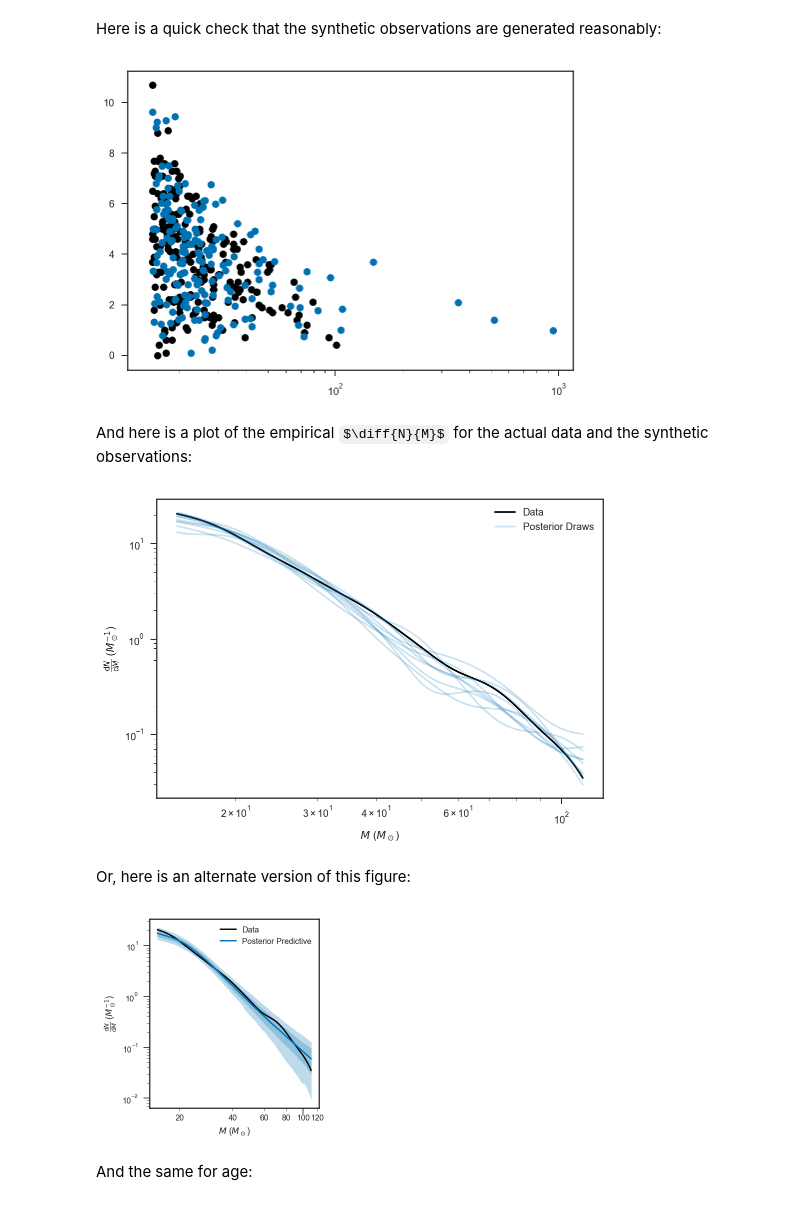
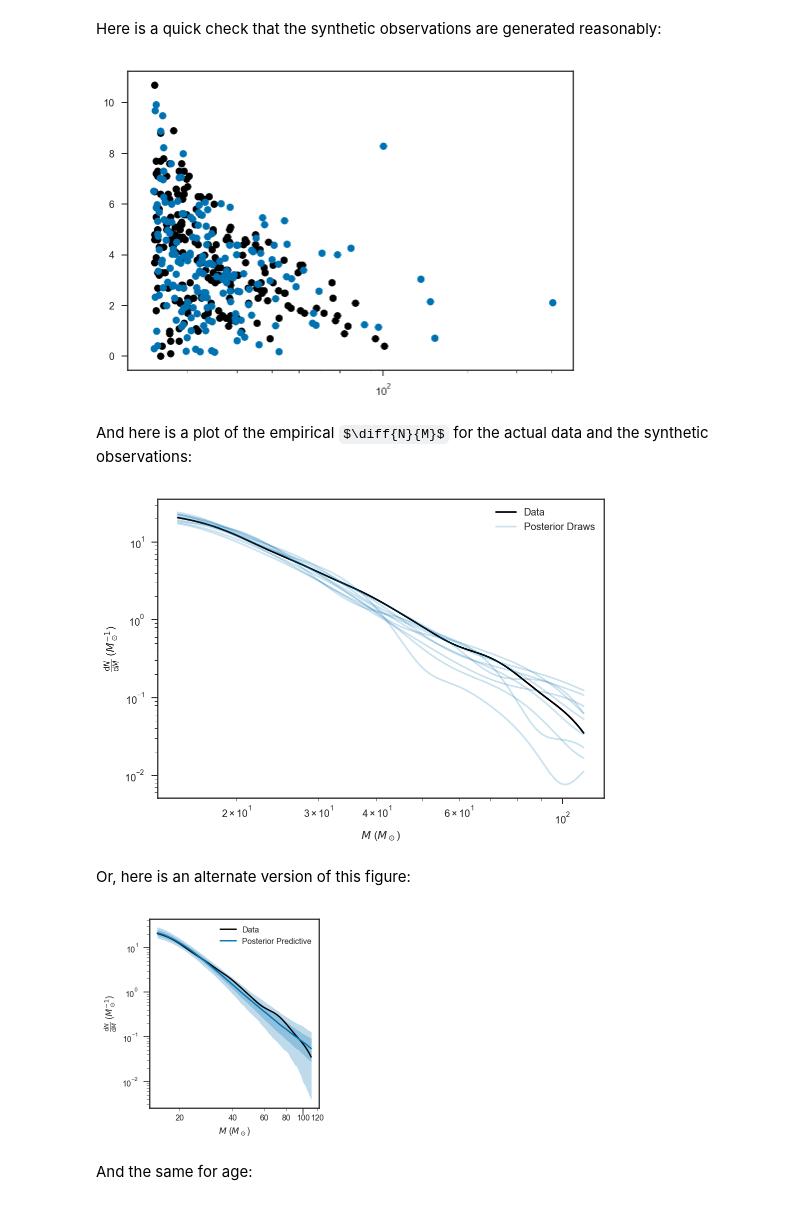
Before and after one commit to farr/30DorIMF, a Jupyter notebook: IMF.ipynb, the cells around one changed output. Saved outputs shown, nothing was run; the diff lists cells and outputs as text; code cells hidden in the pictures; some formulas as TeX source.

Commit message:
Updated to explicit cut on observed mass.

```diff
--- a/IMF.ipynb
+++ b/IMF.ipynb
@@ -245,11 +257,7 @@ INFO:pystan:COMPILING THE C++ CODE FOR MODEL anon_model_93eff1dec1adb36621cd833a
 # %% [markdown]
 We only consider systems that have formed in the last $25 \, \Myr$, and select systems above $15 \, \MSun$ (mass at which the survey becomes complete) in their quoted (MAP?) mass.
 # %%
-MMin = 10.0
-MComplete = 15.0
-
+MCut = 15.0
 tMax = 25.0
 
-sel = stellar_parameters['Mini'] > MComplete
-
-nu_default = 100 # Very close to a Gaussian with 100 DOF.
+sel = stellar_parameters['Mini'] > MCut
@@ -300,2 +319,2 @@ When unpickling the StanModel must be unpickled first.
 # %%
-_, fit, _ = load_fit('sampling.pkl.bz2')
+_, fit, chain = load_fit('sampling.pkl.bz2')
@@ -395,18 +381,20 @@ def draw_systems(fit, chain):
 
     i = randint(chain['L'].shape[0])
     L = chain['L'][i]
+    fobs = chain['fobs'][i]
     alpha = chain['alpha'][i]
     mu = chain['mu_t'][i]
     sigma = chain['sigma_t'][i]
 
-    N = random.poisson(L)
+    # The distribution is normalised to MCut in the code, but masses can actually be M > MMin
+    N = random.poisson(L*d['MMin']**(1-alpha)/d['MCut']**(1-alpha))
     ts = mu + sigma*randn(N)
     while any(ts<0) or any(ts>d['tmax']):
         ts[ts<0] = mu + sigma*randn(count_nonzero(ts<0))
         ts[ts>d['tmax']] = mu + sigma*randn(count_nonzero(ts>d['tmax']))
     ms = d['MMin']*(1-random.uniform(size=N))**(1.0/(1.0-alpha))
 
-    # Cut down to observed objects
+    # Cut down to main sequence objects
     ms, ts = zip(*[(m,t) for m,t in zip(ms,ts) if t < lifetime(m, c_lifetime)])
 
     # Now get observational errors
@@ -416,23 +404,28 @@ def draw_systems(fit, chain):
     dts_out = []
 
     for m,t in zip(ms, ts):
-        sigma_logm = d['sigma_logM'][argmin(abs(d['log_Mobs']-m))]
-        sigma_t = d['sigma_age'][argmin(abs(d['ageobs']-t))]
+        sigma_logm = random.choice(d['sigma_logM'])
+        sigma_t = random.choice(d['sigma_age'])
 
         dms_out.append(sigma_logm)
         dts_out.append(sigma_t)
 
-        mo = -1.0
-        while mo < d['MMin']:
-            mo = exp(ss.t.rvs(d['nu'], loc=log(m), scale=sigma_logm))
+        mo = exp(ss.norm.rvs(loc=log(m), scale=sigma_logm))
         ms_out.append(mo)
 
         to = -1.0
         while to < 0:
-            to = ss.t.rvs(d['nu'], loc=t, scale=sigma_t)
+            to = ss.norm.rvs(loc=t, scale=sigma_t)
         ts_out.append(to)
 
-    return array(ms_out), array(dms_out), array(ts_out), array(dts_out)
+    ms_out = array(ms_out)
+    dms_out = array(dms_out)
+    ts_out = array(ts_out)
+    dts_out = array(dts_out)
+
+    sel = ms_out > d['MCut']
+
+    return ms_out[sel], dms_out[sel], ts_out[sel], dts_out[sel]
 # %% [markdown]
 Some useful plotting code:
 # %%
@@ -614,16 +604,16 @@ These plots don't really address the fundamental issue, however, since we are pl
 Here is a quick check that the synthetic observations are generated reasonably:
 # %%
 ms, dms, ts, dts = draw_systems(fit, chain)
-scatter(stellar_parameters['Mini'][stellar_parameters['Mini']>MComplete], stellar_parameters['age'][stellar_parameters['Mini']>MComplete], color='k')
+scatter(stellar_parameters['Mini'][stellar_parameters['Mini']>MCut], stellar_parameters['age'][stellar_parameters['Mini']>MCut], color='k')
 scatter(ms, ts, color=sns.color_palette()[0])
 xscale('log')
 # %% [output]
-[figure, old version]
+[figure, new version]
 # %% [markdown]
 And here is a plot of the empirical $\diff{N}{M}$ for the actual data and the synthetic observations:
 # %%
-ms = logspace(log10(MComplete), log10(np.max(stellar_parameters['Mini'])+10), 1000)
-plot(ms, empirical_dNdM(stellar_parameters['Mini'][stellar_parameters['Mini']>MComplete])(ms), color='k', label='Data')
+ms = logspace(log10(MCut), log10(np.max(stellar_parameters['Mini'])+10), 1000)
+plot(ms, empirical_dNdM(stellar_parameters['Mini'][stellar_parameters['Mini']>MCut])(ms), color='k', label='Data')
 
 for i in range(10):
     ms_draw, _, _, _ = draw_systems(fit, chain)
@@ -640,7 +630,7 @@ legend(loc='best')
 
 savefig('dNdM-ppc-lightning.pdf')
 # %% [output]
-[figure, old version]
+[figure, new version]
 # %% [markdown]
 Or, here is an alternate version of this figure:
 # %%
@@ -661,8 +651,8 @@ with sns.plotting_context('paper', rc=pubrc):
     xlocator = MultipleLocator(20)
     ax.xaxis.set_minor_locator(xlocator)
 
-    ms = logspace(log10(MComplete), log10(np.max(stellar_parameters['Mini'])+10), 1000)
-    ax.plot(ms, empirical_dNdM(stellar_parameters['Mini'][stellar_parameters['Mini']>MComplete])(ms), color='k', label='Data')
+    ms = logspace(log10(MCut), log10(np.max(stellar_parameters['Mini'])+10), 1000)
+    ax.plot(ms, empirical_dNdM(stellar_parameters['Mini'][stellar_parameters['Mini']>MCut])(ms), color='k', label='Data')
 
     edNdMs = []
     for i in range(1000):
@@ -682,7 +672,7 @@ with sns.plotting_context('paper', rc=pubrc):
 
     savefig('dNdM-ppc-band.pdf')
 # %% [output]
-[figure, old version]
+[figure, new version]
 # %% [markdown]
 And the same for age:
 # %%
```
Also changed, not shown: parts of 42 cells of this notebook, 17 other files.
